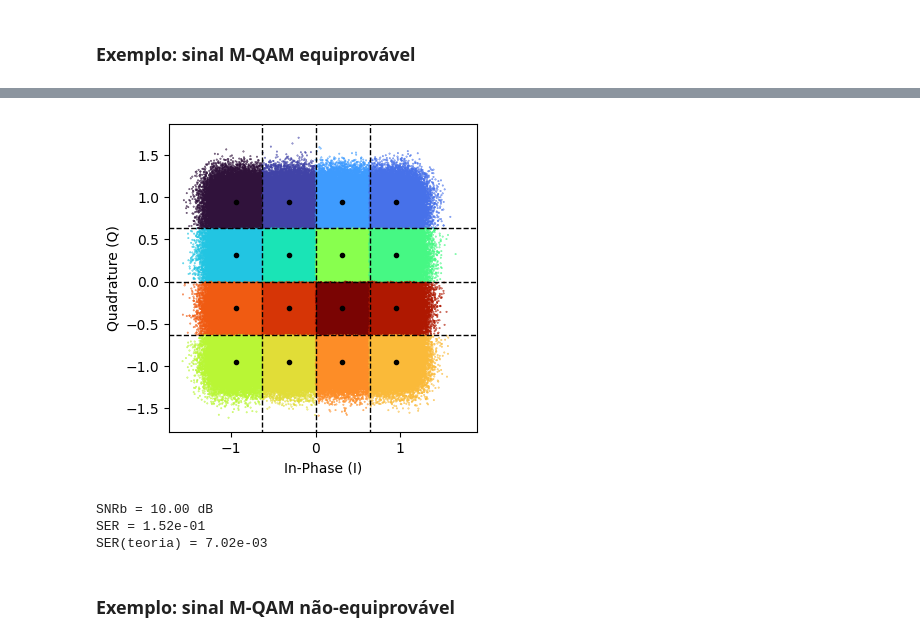
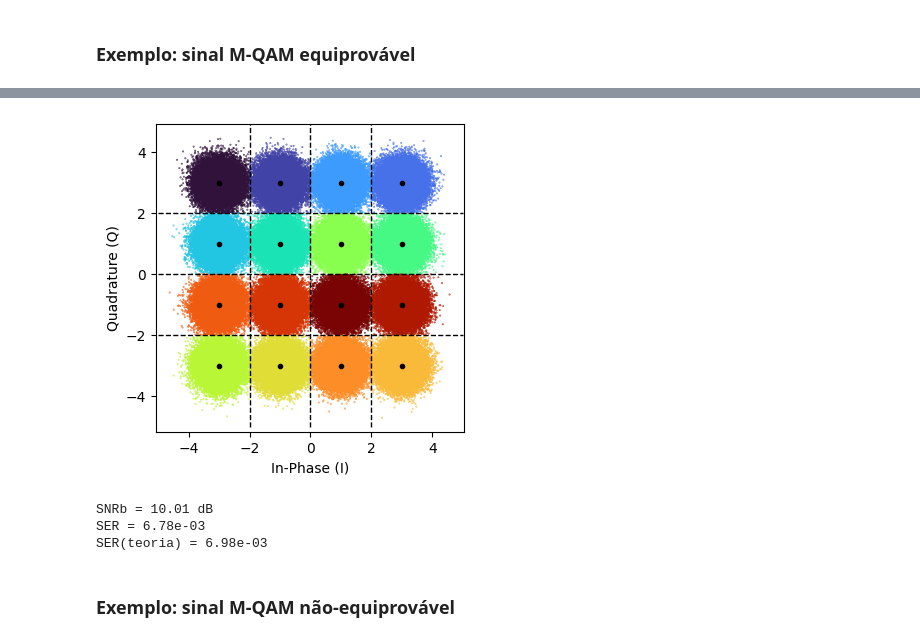
Before and after one commit to edsonportosilva/TDI, a Jupyter notebook: jupyter/3 - Receptores ótimos para canais AWGN.ipynb, the cells around one changed output, grey strips where cells are left out. Cells and saved outputs as stored; diff of their text form; code cells hidden in the pictures.

```diff
--- a/jupyter/3 - Receptores ótimos para canais AWGN.ipynb
+++ b/jupyter/3 - Receptores ótimos para canais AWGN.ipynb
@@ -971,37 +971,33 @@ Ta  = 1/Fa          # Período de amostragem
 
 # get constellation
 constSymb = grayMapping(M, 'qam')  # constellation
-constSymb = pnorm(constSymb)
 
 # generate pseudo-random bit sequence
 bitsTx = np.random.randint(2, size = int(500000*np.log2(M)))
 
 # generate modulated symbol sequence
 symbTx = modulateGray(bitsTx, M, 'qam')
-symbTx = pnorm(symbTx) # power normalization
 
 # upsampling
-symbolsUp = upsample(symbTx, SpS)
+symbolsUp = SpS*upsample(symbTx, SpS)
 
 # pulso
 pulse = pulseShape('rrc', SpS, N=1024, alpha=0.99)
-pulse = pulse/max(abs(pulse))
+pulse = pulse/np.sum(pulse)
 
 # formatação de pulso
 sigTx = firFilter(pulse, symbolsUp)
-sigTx = pnorm(sigTx)
 
 # ruído gaussiano branco
 Namostras = sigTx.size
-σ2  = 0.025 # variância
-μ   = 0      # média
+σ2  = 0.25 # variância
+μ   = 0    # média
 
 σ      = sqrt(σ2*SpS)
 ruido  = 1/np.sqrt(2)*(normal(μ, σ, Namostras) + 1j*normal(μ, σ, Namostras))
 
 # filtro casado
 sigRx = firFilter(pulse, sigTx+ruido)
-sigRx = pnorm(sigRx)
 
 # downsampling
 delay = finddelay(sigRx, sigTx)
@@ -1018,16 +1014,17 @@ eyediagram(sigRx, Nsamples, SpS, plotlabel= str(M)+'-QAM (após o filtro casado)
 dec, pos = detector(r, σ2, constSymb, rule='MAP') # detector
 # %%
 # plota símbolos recebidos e limiares de decisão
-fig, ax = plotColoredConst(r, constSymb, SNR=10*np.log10(1/σ2), cmap = cm.turbo)
+Es = signal_power(constSymb)
+fig, ax = plotColoredConst(r, constSymb, SNR=10*np.log10(Es/σ2), cmap = cm.turbo)
 fig.set_size_inches(4, 4)
 plt.plot(constSymb.real, constSymb.imag,'ko', markersize=3);
 
 lx, ly = findLimiars(constSymb, σ2=σ2)
 
-plt.hlines(ly, -3, 3, colors='black', linestyles='dashed', linewidth=1);
-plt.vlines(lx, -3, 3, colors='black', linestyles='dashed', linewidth=1);
+plt.hlines(ly, -5, 5, colors='black', linestyles='dashed', linewidth=1);
+plt.vlines(lx, -5, 5, colors='black', linestyles='dashed', linewidth=1);
 # %% [output]
-[figure, old version]
+[figure, new version]
 # %%
 ind = np.arange(100,dec.size-100)
 
@@ -1041,9 +1038,9 @@ print(f'SNRb = {SNRb:.2f} dB')
 print(f'SER = {SER:.2e}')
 print(f'SER(teoria) = {BER_th*np.log2(M):.2e}')
 # %% [output]
-SNRb = 10.00 dB
-SER = 1.52e-01
-SER(teoria) = 7.02e-03
+SNRb = 10.01 dB
+SER = 6.78e-03
+SER(teoria) = 6.98e-03
 # %% [markdown]
 ### Exemplo: sinal M-QAM não-equiprovável
 # %%
```
Also changed, not shown: parts of 15 cells of this notebook.
